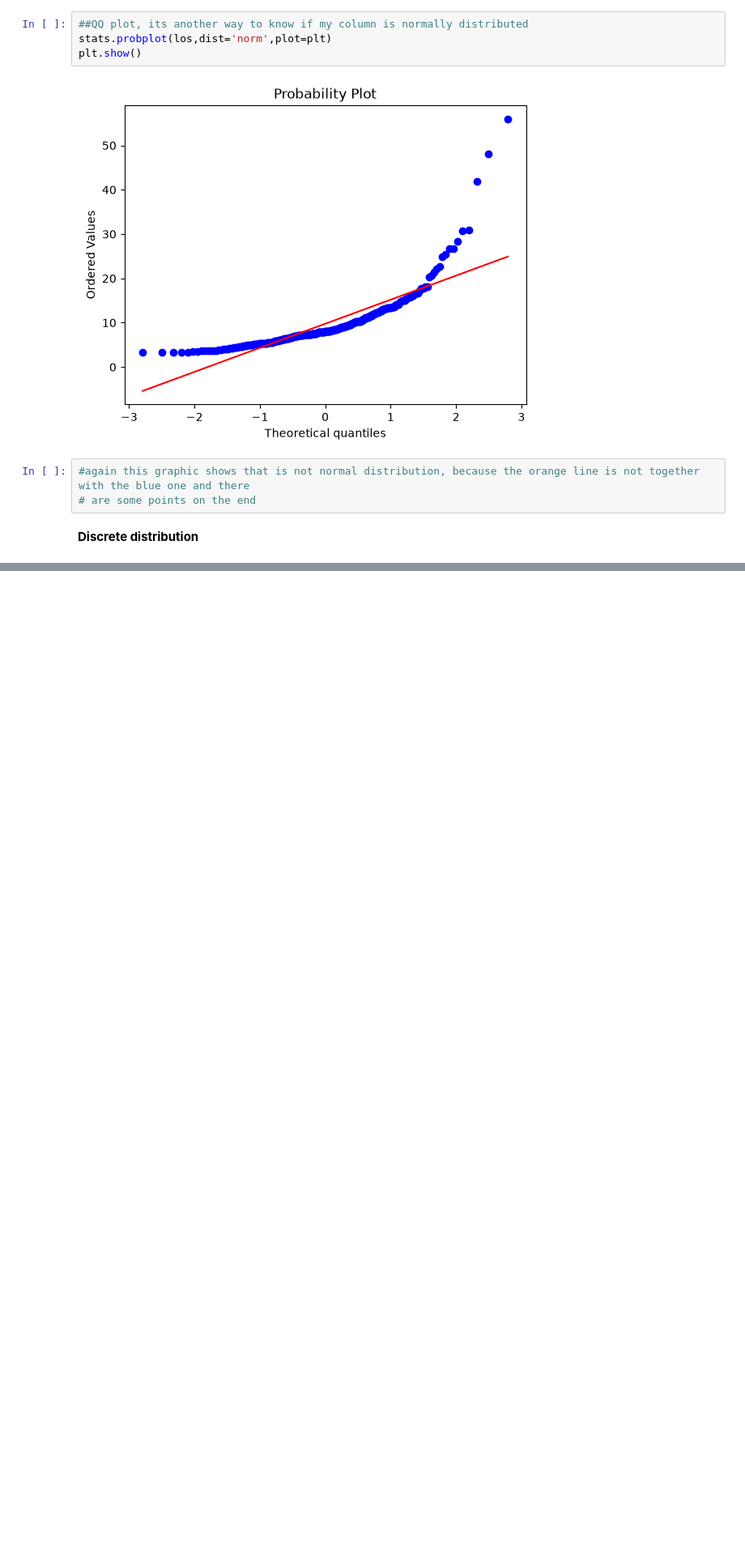
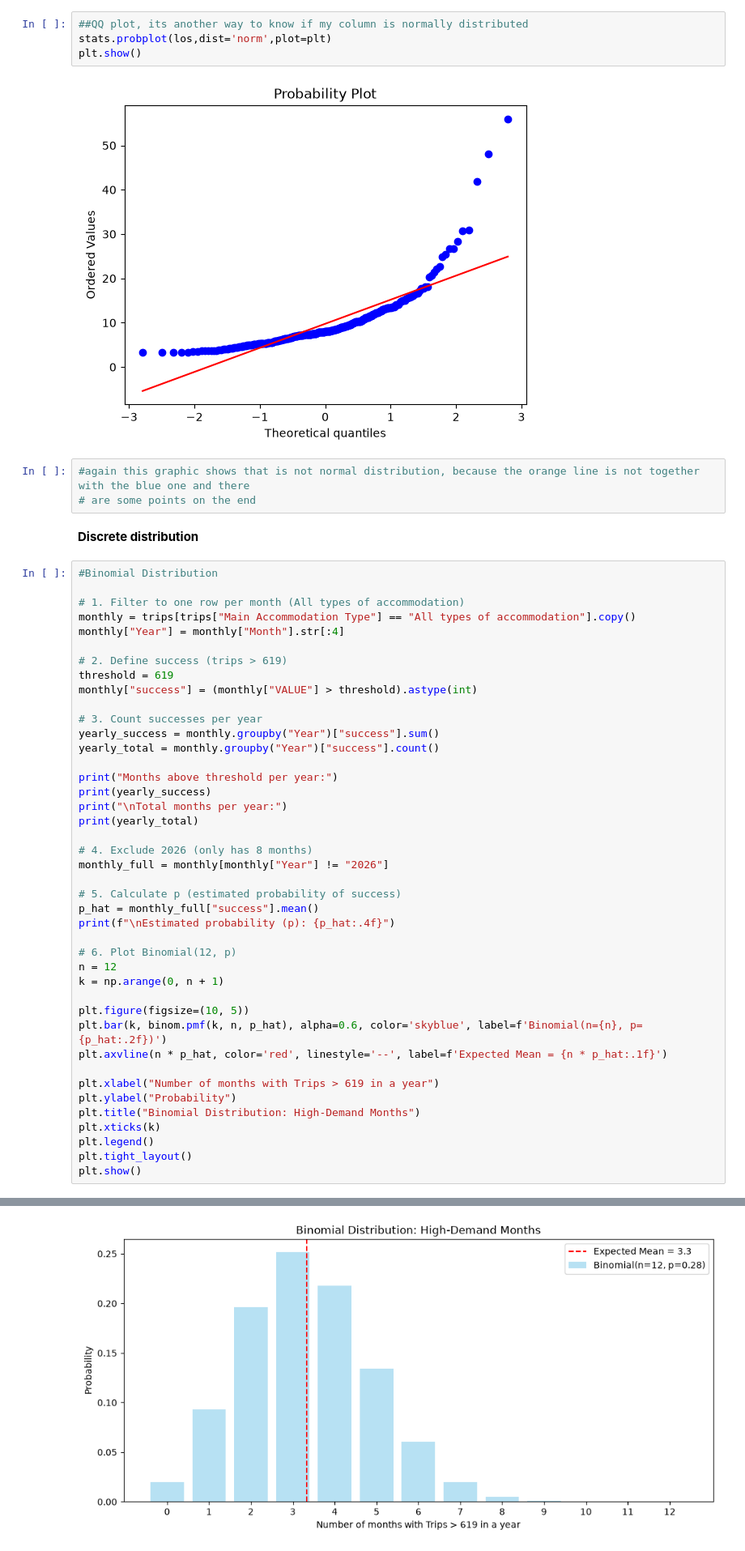
Before and after one commit to 2026628-design/AssignTourism, a Jupyter notebook: TourismDieg.ipynb, the cells around one changed output, grey strips where cells are left out. Shown at 81% size. Cells and saved outputs as stored; diff of their text form; blank space fills up the shorter version.

Commit message:
binomi

```diff
--- a/TourismDieg.ipynb
+++ b/TourismDieg.ipynb
@@ -420,3 +420,46 @@ plt.show()
 # are some points on the end
 # %% [markdown]
 **Discrete distribution**
+# %%
+#Binomial Distribution
+
+# 1. Filter to one row per month (All types of accommodation)
+monthly = trips[trips["Main Accommodation Type"] == "All types of accommodation"].copy()
+monthly["Year"] = monthly["Month"].str[:4]
+
+# 2. Define success (trips > 619)
+threshold = 619
+monthly["success"] = (monthly["VALUE"] > threshold).astype(int)
+
+# 3. Count successes per year
+yearly_success = monthly.groupby("Year")["success"].sum()
+yearly_total = monthly.groupby("Year")["success"].count()
+
+print("Months above threshold per year:")
+print(yearly_success)
+print("\nTotal months per year:")
+print(yearly_total)
+
+# 4. Exclude 2026 (only has 8 months)
+monthly_full = monthly[monthly["Year"] != "2026"]
+
+# 5. Calculate p (estimated probability of success)
+p_hat = monthly_full["success"].mean()
+print(f"\nEstimated probability (p): {p_hat:.4f}")
+
+# 6. Plot Binomial(12, p)
+n = 12
+k = np.arange(0, n + 1)
+
+plt.figure(figsize=(10, 5))
+plt.bar(k, binom.pmf(k, n, p_hat), alpha=0.6, color='skyblue', label=f'Binomial(n={n}, p={p_hat:.2f})')
+plt.axvline(n * p_hat, color='red', linestyle='--', label=f'Expected Mean = {n * p_hat:.1f}')
+
+plt.xlabel("Number of months with Trips > 619 in a year")
+plt.ylabel("Probability")
+plt.title("Binomial Distribution: High-Demand Months")
+plt.xticks(k)
+plt.legend()
+plt.tight_layout()
+plt.show()
+# %% [output]
@@ -422,0 +483 @@ plt.show()
+[figure, added]
```
Also changed, not shown: parts of 1 cell of this notebook, 1 other file.
